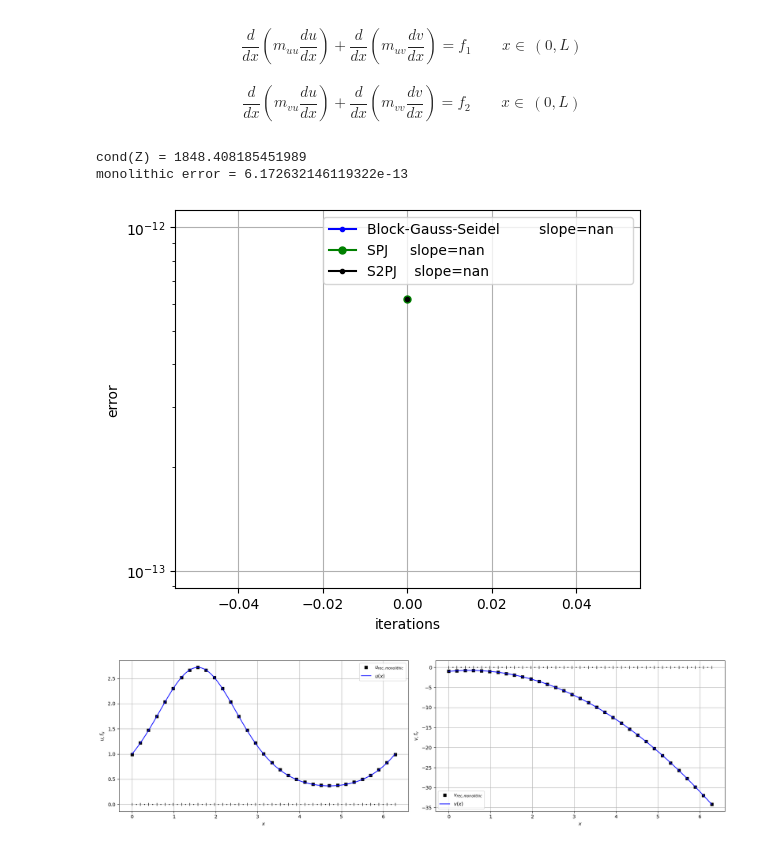
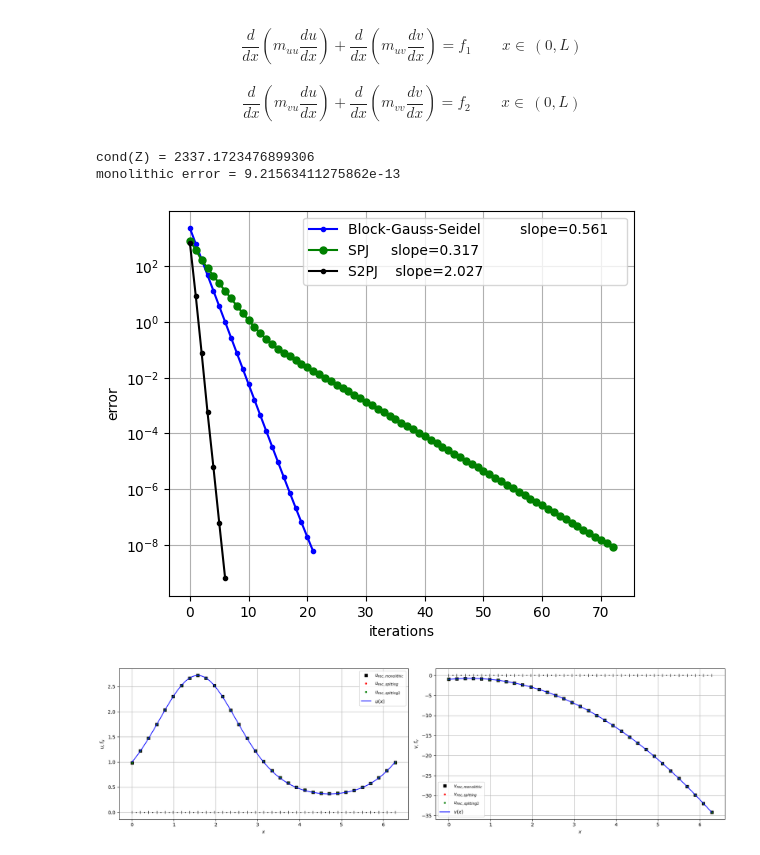
Before and after one commit to multiform-UoN/splittingschemes, a Jupyter notebook: python/fvm1D_quadLaplacian.ipynb, the cells around one changed output. Cells and saved outputs as stored; diff of their text form; code cells hidden in the pictures.

```diff
--- a/python/fvm1D_quadLaplacian.ipynb
+++ b/python/fvm1D_quadLaplacian.ipynb
@@ -28,10 +28,10 @@ def dfmuvdx(x, kwargs):
 
 
 def fmvu(x, kwargs):
-    return -fmuv(x, kwargs)
+    return fmuv(x, kwargs)
 
 def dfmvudx(x, kwargs):
-    return -dfmuvdx(x, kwargs)
+    return dfmuvdx(x, kwargs)
 
 
 def fmvv(x, kwargs):
@@ -80,17 +80,17 @@ toll = 1e-8
 kwargs = {
     # muu coefficients
     'A': 3.5, #const
-    'B': 0.0, #amplitude
+    'B': 0.5, #amplitude
     'C': 4.0, #frequency
 
     # muv=mvu coefficients
-    'D': 0.0, #const
-    'E': 0.0,      #slope
+    'D': 1.2, #const
+    'E': 0.0, #slope
 
     # mvv coefficients
-    'F': 1.0, #const
-    'G': 0.0, #amplitude
-    'H': 2.0  #frequency
+    'F': 1.5, #const
+    'G': 0.1, #amplitude
+    'H': 2.5  #frequency
 }
 
 leftBC_u = {
@@ -108,11 +108,6 @@ leftBC_v = {
 rightBC_v = {
     'type': 'dirichlet', #'type':'neumann',
     'value': v_sol(L, kwargs)}
-
-# print(leftBC_u)
-# print(rightBC_u)
-# print(leftBC_v)
-# print(rightBC_v)
 
 A, fuuBC = mylib.fvm_laplacian_1D(fmuu, leftBC_u, rightBC_u, N, L, kwargs)
 B, fuvBC = mylib.fvm_laplacian_1D(fmuv, leftBC_v, rightBC_v, N, L, kwargs)
@@ -135,10 +130,9 @@ v = sol[N:]
 u_rec = mylib.fvm_reconstruct_1D(u)
 v_rec = mylib.fvm_reconstruct_1D(v)
 
-u_BGS,  v_BGS,  res_BGS, nit_BGS = mylib.method_BlockGaussSeidel(A, B, C, D, f1, f2, nit_max, 0, sol, toll)
-u_SPJ,  v_SPJ,  res_SPJ, nit_SPJ = mylib.method_ShurPartialJacobi(A, B, C, D, f1, f2, nit_max, 0, sol, toll)
-# u_S2PJ, v_S2PJ, res_S2PJ, nit_S2PJ = mylib.method_ShurDualPartialJacobi(A, B, C, D, f1, f2, nit_max, sol, toll)
-# u_INV,  v_INV,  res_INV  = mylib.method_ShurApproxinv(A, B, C, D, f1, f2, nit_max, sol, 10, epsilon=0.1)
+u_BGS,  v_BGS,  res_BGS,  nit_BGS  = mylib.method_BlockGaussSeidel(     A, B, C, D, f1, f2, nit_max, toll)
+u_SPJ,  v_SPJ,  res_SPJ,  nit_SPJ  = mylib.method_ShurPartialJacobi(    A, B, C, D, f1, f2, nit_max, toll)
+u_S2PJ, v_S2PJ, res_S2PJ, nit_S2PJ = mylib.method_ShurDualPartialJacobi(A, B, C, D, f1, f2, nit_max, toll)
 
 Z = Z.toarray()
 A = A.toarray()
@@ -156,7 +150,6 @@ nn = 5
 plt.semilogy(res_BGS, 'b.-',  label=f"Block-Gauss-Seidel         slope={np.round(-mylib.slope(res_BGS[:nn]), 3)}   ")
 plt.semilogy(res_SPJ, 'g.-',  label=f"SPJ     slope={np.round(-mylib.slope(res_SPJ[:nn]), 3)}", markersize=10)
 plt.semilogy(res_S2PJ,'k.-',  label=f"S2PJ    slope={np.round(-mylib.slope(res_S2PJ[:nn]), 3)}")
-#plt.semilogy(res_INV, 'c.-',  label=f"INV     slope={np.round(-mylib.slope(res_INV[:nn]), 3)}")
 plt.legend()
 plt.grid()
 plt.xlabel('iterations')
@@ -170,38 +163,40 @@ linewidth = 0.8
 ax[0].set_xlabel(r'$x$')
 ax[0].set_ylabel(r'$u,f_u$')
 ax[0].plot(x, 0*x, '|', color='k', markersize=6.0)
 ax[0].plot(xc, 0*xc, '.', color='k', markersize=2.0)
 ax[0].plot(x, mylib.fvm_reconstruct_1D(u), 'sk' , label=r'$u_{rec,monolithic}$', linewidth=linewidth)
-# ax[0].plot(x, mylib.fvm_reconstruct_1D(u_SPJ), '.r' , label=r'$u_{rec,spltting}$', linewidth=linewidth)
-#ax[0].plot(xc, u, '_y', label=r'$\frac{1}{|cell|}\int u\,dx$', markersize=markersize)
+ax[0].plot(x, mylib.fvm_reconstruct_1D(u_SPJ), '.r' , label=r'$u_{rec,spltting}$', linewidth=linewidth)
+ax[0].plot(x, mylib.fvm_reconstruct_1D(u_S2PJ), '.g' , label=r'$u_{rec,spltting2}$', linewidth=linewidth)
+# ax[0].plot(xc, u, '_y', label=r'$\frac{1}{|cell|}\int u\,dx$', markersize=markersize)
 ax[0].plot(xfine, u_sol(xfine, kwargs), '-b', label=r'$u(x)$')
 #ax[0].plot(xfine, m_u(xfine, kwargs), '--g', label=r'$m_u(x)$')
 #ax[0].plot(xfine, f_u(xfine, kwargs), '--c', label=r'$f_u(x)$')
 ax[0].legend()
 ax[0].grid()
 
 ax[1].set_xlabel(r'$x$')
 ax[1].set_ylabel(r'$v,f_v$')
 ax[1].plot(x, 0*x, '|', color='k', markersize=6.0)
 ax[1].plot(xc, 0*xc, '.', color='k', markersize=2.0)
 ax[1].plot(x, mylib.fvm_reconstruct_1D(v), 'sk' , label=r'$v_{rec,monolithic}$', linewidth=linewidth)
-# ax[1].plot(x, mylib.fvm_reconstruct_1D(v_SPJ), '.r' , label=r'$v_{rec,spltting}$', linewidth=linewidth)
-#ax[1].plot(xc, v, '_y', label=r'$\frac{1}{|cell|}\int v\,dx$', markersize=markersize)
+ax[1].plot(x, mylib.fvm_reconstruct_1D(v_SPJ), '.r' , label=r'$v_{rec,spltting}$', linewidth=linewidth)
+ax[1].plot(x, mylib.fvm_reconstruct_1D(v_S2PJ), '.g' , label=r'$u_{rec,spltting2}$', linewidth=linewidth)
+# ax[1].plot(xc, v, '_y', label=r'$\frac{1}{|cell|}\int v\,dx$', markersize=markersize)
 ax[1].plot(xfine, v_sol(xfine, kwargs), '-b', label=r'$v(x)$')
 #ax[1].plot(xfine, m_v(xfine, kwargs), '--g', label=r'$m_v(x)$')
 #ax[1].plot(xfine, f_v(xfine, kwargs), '--c', label=r'$f_v(x)$')
 ax[1].legend()
 ax[1].grid()
 
 #ax[0].plot(x, mylib.fvm_reconstruct_1D(fTOT), '-g' , label='furec', linewidth=linewidth)
 #ax[0].plot(xc, ff, '_g', label='ff', markersize=markersize)
 #ax[0].set_ylim(bottom=-4, top=4)
 #ax[1].set_ylim(bottom=-4, top=4)
 #ax[0].set_xlim([-0.001,0.1])
 plt.tight_layout()
 plt.show()
 # %% [output]
-cond(Z) = 1848.408185451989
-monolithic error = 6.172632146119322e-13
+cond(Z) = 2337.1723476899306
+monolithic error = 9.21563411275862e-13
-[figure, old version]
+[figure, new version]
-[figure, old version]
+[figure, new version]
```
Also changed, not shown: 5 other files.
